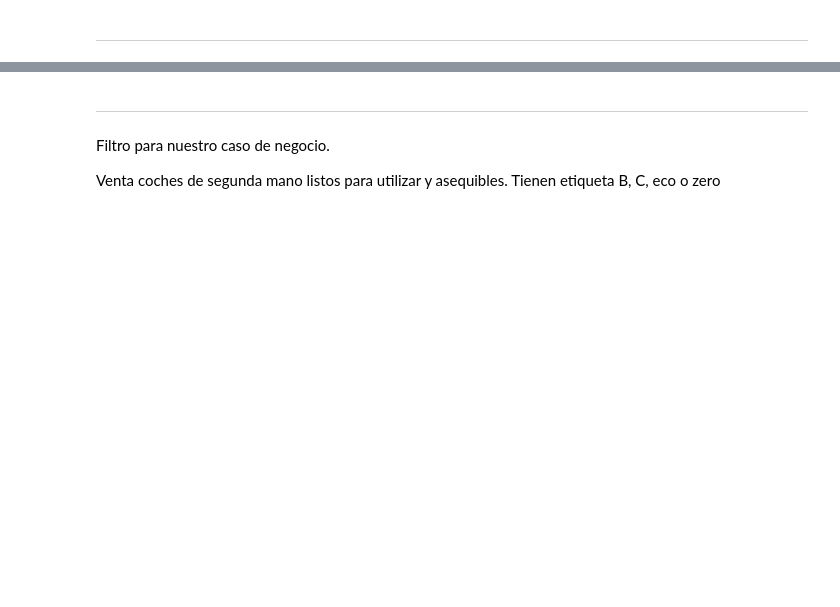
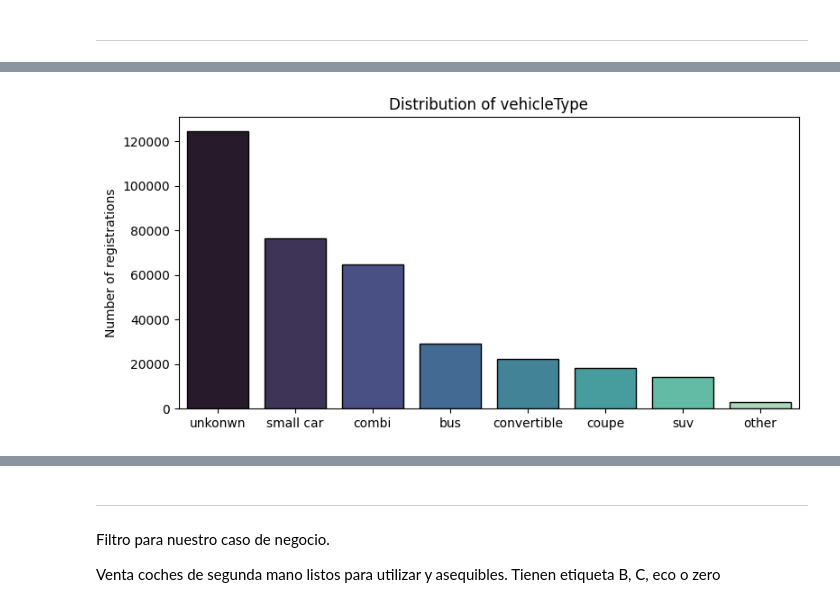
Before and after one commit to SupernovaIa/Project-ML-CarPricePrediction, a Jupyter notebook: notebook/01-EDA.ipynb, the cells around one changed output, grey strips where cells are left out. Drawn from its saved outputs; the diff is of its cells as text; code cells hidden in the pictures; blank space fills up the shorter version.

```diff
--- a/notebook/01-EDA.ipynb
+++ b/notebook/01-EDA.ipynb
@@ -382,0 +420,2 @@ sns.countplot(x = 'monthOfRegistration',
+# %%
+df.drop(columns='seller', inplace=True)
@@ -382,0 +435,2 @@ sns.countplot(x = 'monthOfRegistration',
+# %%
+df.drop(columns='offerType', inplace=True)
@@ -382,0 +454,2 @@ sns.countplot(x = 'monthOfRegistration',
+# %%
+df.drop(columns='abtest', inplace=True)
@@ -382,0 +467,2 @@ sns.countplot(x = 'monthOfRegistration',
+# %%
+df['vehicleType'].fillna('unkonwn', inplace=True)
@@ -382,0 +482,4 @@ sns.countplot(x = 'monthOfRegistration',
+# %%
+count_plot(df, 'vehicleType')
+# %% [output]
+[figure, added]
```
Also changed, not shown: parts of 48 cells of this notebook, 1 other file.
